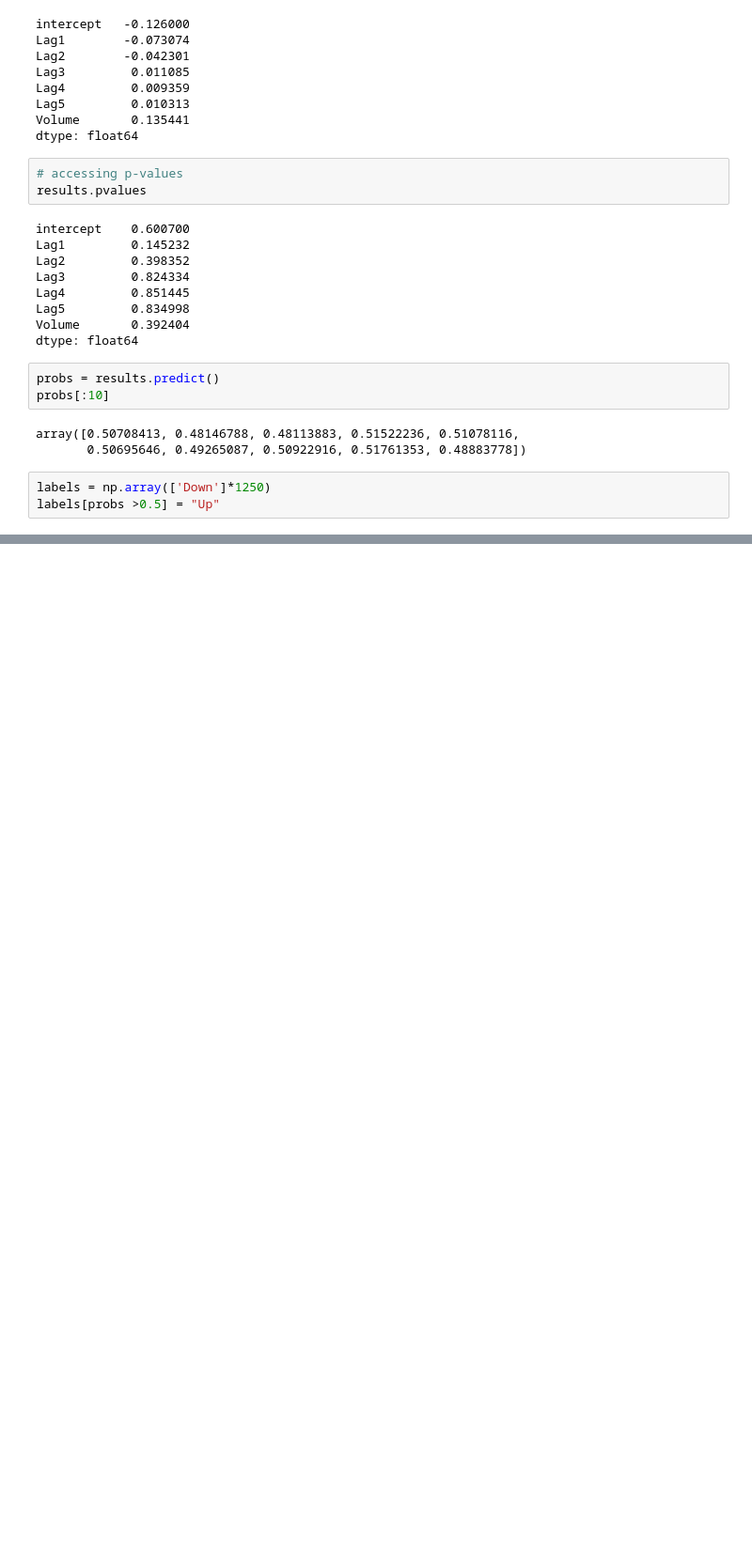
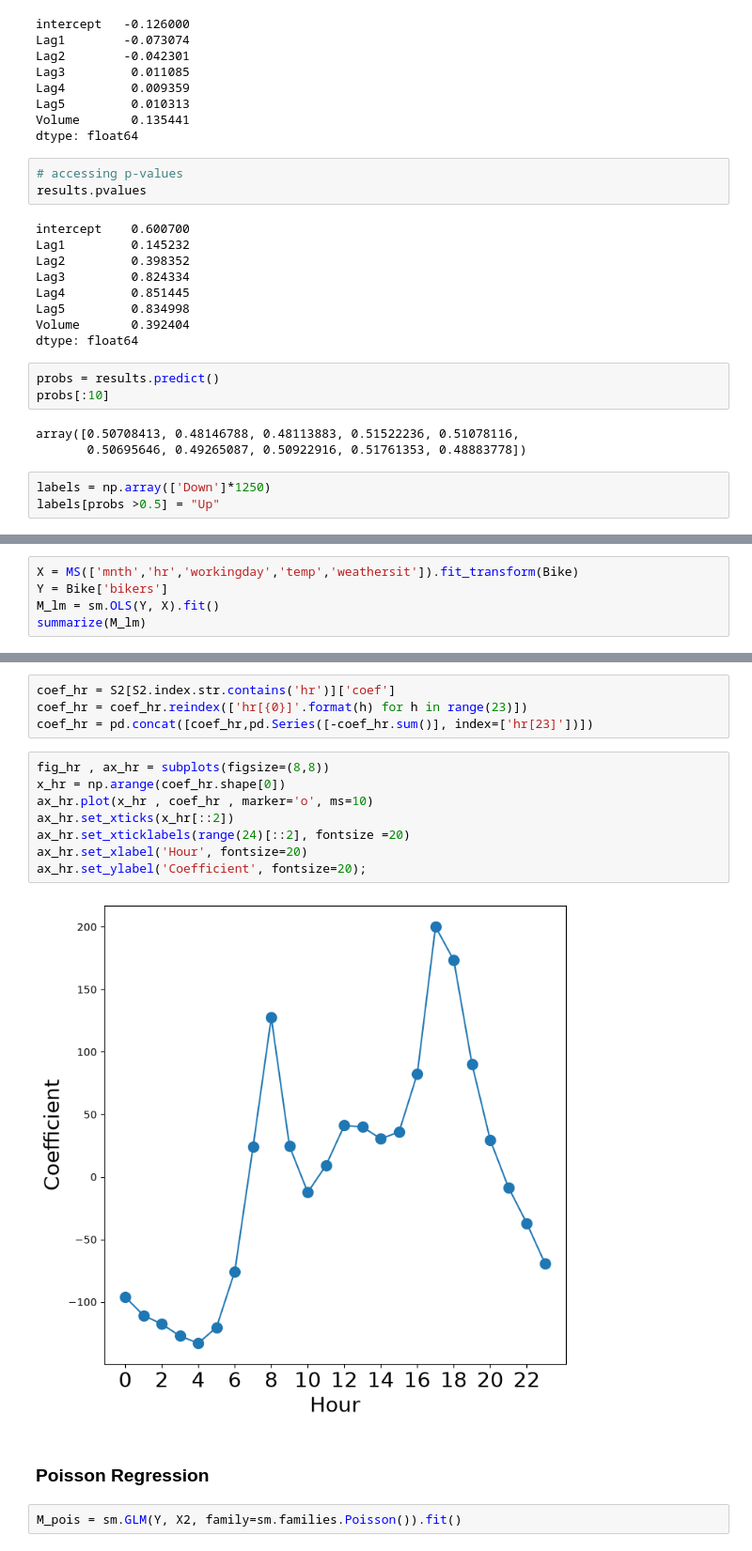
Before and after one commit to chrimu25/Data-Mining-by-Dr-Pacifique, a Jupyter notebook: lab2__4.7__Logistic regression, LDA, QDA, KNN.ipynb, the cells around one changed output, grey strips where cells are left out. Shown at 94% size. Cells and saved outputs as stored; diff of their text form; blank space fills up the shorter version.

```diff
--- a/lab2__4.7__Logistic regression, LDA, QDA, KNN.ipynb
+++ b/lab2__4.7__Logistic regression, LDA, QDA, KNN.ipynb
@@ -99,0 +438,5 @@ labels[probs >0.5] = "Up"
+# %%
+X = MS(['mnth','hr','workingday','temp','weathersit']).fit_transform(Bike)
+Y = Bike['bikers']
+M_lm = sm.OLS(Y, X).fit()
+summarize(M_lm)
@@ -99,0 +539,18 @@ labels[probs >0.5] = "Up"
+# %%
+coef_hr = S2[S2.index.str.contains('hr')]['coef']
+coef_hr = coef_hr.reindex(['hr[{0}]'.format(h) for h in range(23)])
+coef_hr = pd.concat([coef_hr,pd.Series([-coef_hr.sum()], index=['hr[23]'])])
+# %%
+fig_hr , ax_hr = subplots(figsize=(8,8))
+x_hr = np.arange(coef_hr.shape[0])
+ax_hr.plot(x_hr , coef_hr , marker='o', ms=10)
+ax_hr.set_xticks(x_hr[::2])
+ax_hr.set_xticklabels(range(24)[::2], fontsize =20)
+ax_hr.set_xlabel('Hour', fontsize=20)
+ax_hr.set_ylabel('Coefficient', fontsize=20);
+# %% [output]
+[figure, added]
+# %% [markdown]
+### Poisson Regression
+# %%
+M_pois = sm.GLM(Y, X2, family=sm.families.Poisson()).fit()
```
Also changed, not shown: parts of 76 cells of this notebook, 12 other files.
